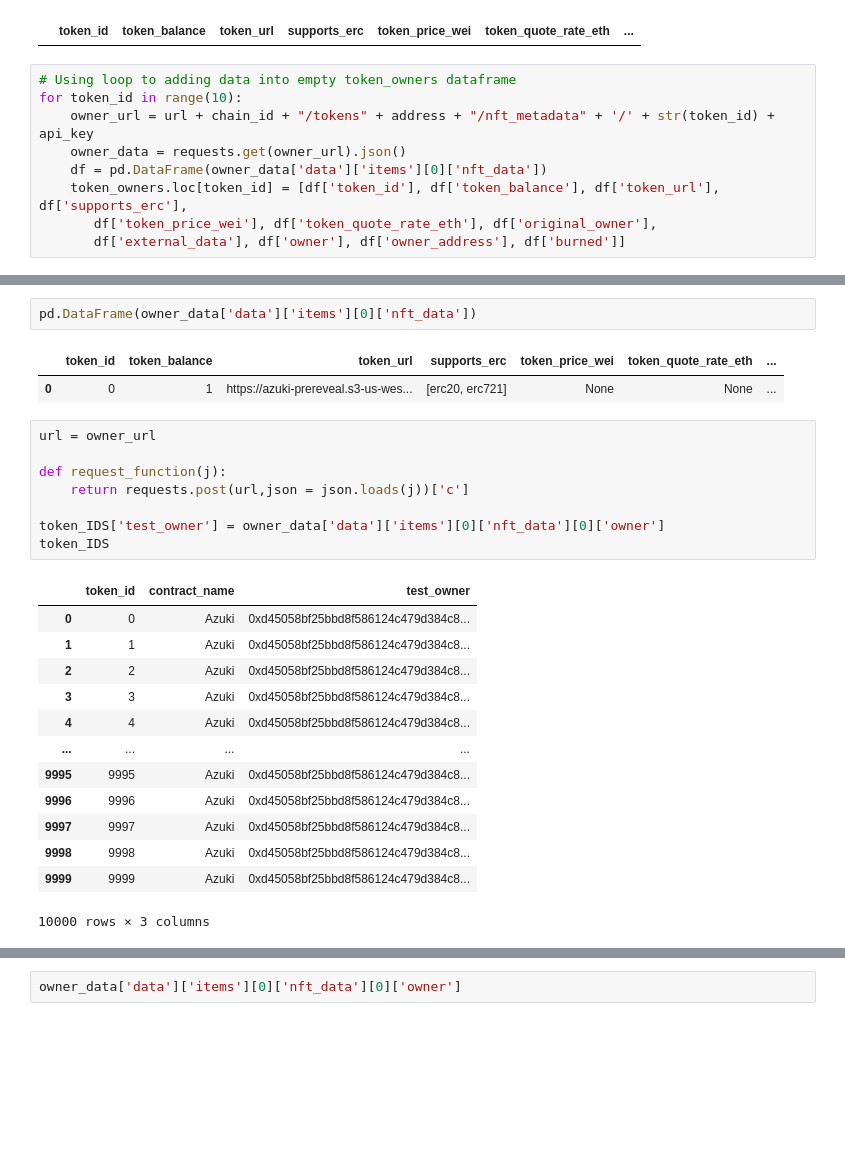
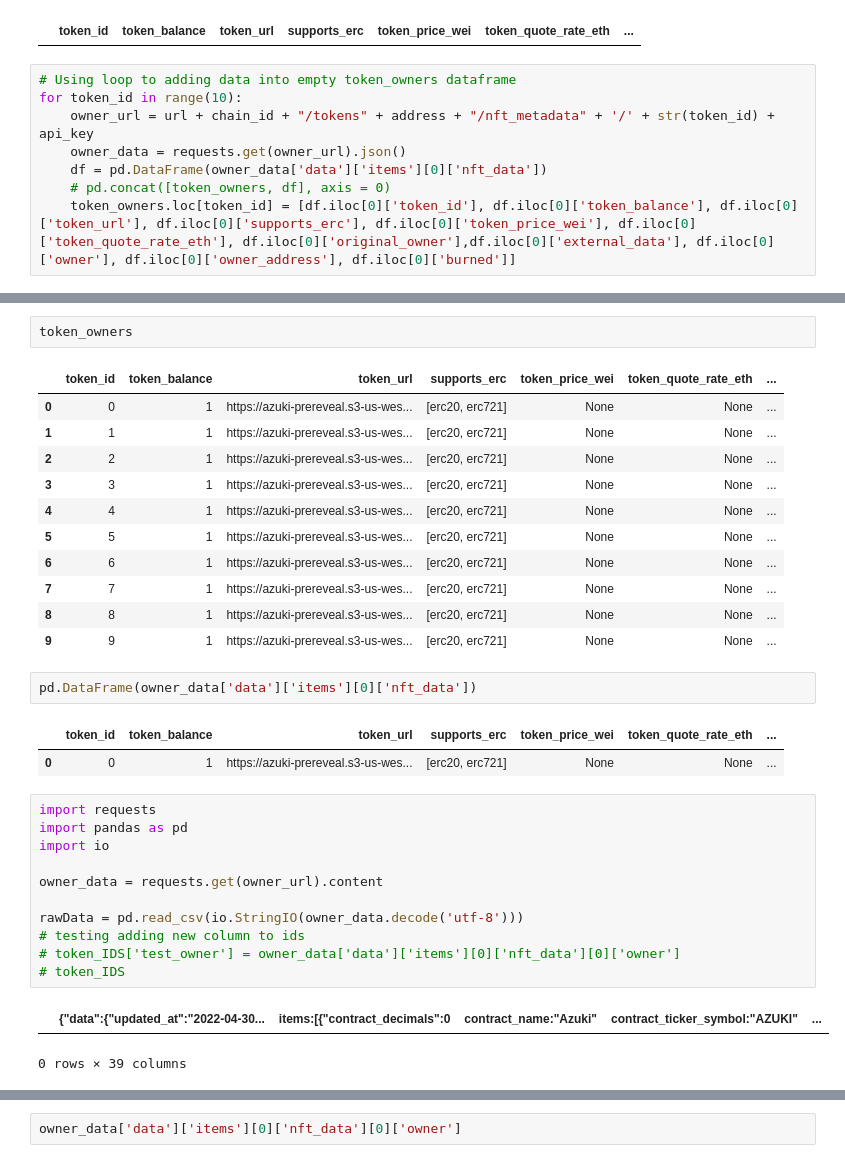
Before and after one commit to mmsaki/nft-trading-analysis, a Jupyter notebook: azuki_analysis.ipynb, the cells around one changed output, grey strips where cells are left out. Saved outputs shown, nothing was run; the diff lists cells and outputs as text; blank space fills up the shorter version.

```diff
--- a/azuki_analysis.ipynb
+++ b/azuki_analysis.ipynb
@@ -122,6 +118,5 @@ for token_id in range(10):
     owner_url = url + chain_id + "/tokens" + address + "/nft_metadata" + '/' + str(token_id) + api_key
     owner_data = requests.get(owner_url).json()
     df = pd.DataFrame(owner_data['data']['items'][0]['nft_data'])
-    token_owners.loc[token_id] = [df['token_id'], df['token_balance'], df['token_url'], df['supports_erc'],
-       df['token_price_wei'], df['token_quote_rate_eth'], df['original_owner'],
-       df['external_data'], df['owner'], df['owner_address'], df['burned']]
+    # pd.concat([token_owners, df], axis = 0)
+    token_owners.loc[token_id] = [df.iloc[0]['token_id'], df.iloc[0]['token_balance'], df.iloc[0]['token_url'], df.iloc[0]['supports_erc'], df.iloc[0]['token_price_wei'], df.iloc[0]['token_quote_rate_eth'], df.iloc[0]['original_owner'],df.iloc[0]['external_data'], df.iloc[0]['owner'], df.iloc[0]['owner_address'], df.iloc[0]['burned']]
@@ -142,27 +123,33 @@ token_owners
+# %%
+token_owners
+# %% [output]
+|  | token_id | token_balance | token_url | supports_erc | token_price_wei | token_quote_rate_eth | ... |
+| 0 | 0 | 1 | https://azuki-prereveal.s3-us-wes... | [erc20, erc721] | None | None | ... |
+| 1 | 1 | 1 | https://azuki-prereveal.s3-us-wes... | [erc20, erc721] | None | None | ... |
+| 2 | 2 | 1 | https://azuki-prereveal.s3-us-wes... | [erc20, erc721] | None | None | ... |
+| 3 | 3 | 1 | https://azuki-prereveal.s3-us-wes... | [erc20, erc721] | None | None | ... |
+| 4 | 4 | 1 | https://azuki-prereveal.s3-us-wes... | [erc20, erc721] | None | None | ... |
+| 5 | 5 | 1 | https://azuki-prereveal.s3-us-wes... | [erc20, erc721] | None | None | ... |
+| 6 | 6 | 1 | https://azuki-prereveal.s3-us-wes... | [erc20, erc721] | None | None | ... |
+| 7 | 7 | 1 | https://azuki-prereveal.s3-us-wes... | [erc20, erc721] | None | None | ... |
+| 8 | 8 | 1 | https://azuki-prereveal.s3-us-wes... | [erc20, erc721] | None | None | ... |
+| 9 | 9 | 1 | https://azuki-prereveal.s3-us-wes... | [erc20, erc721] | None | None | ... |
 # %%
 pd.DataFrame(owner_data['data']['items'][0]['nft_data'])
 # %% [output]
 |  | token_id | token_balance | token_url | supports_erc | token_price_wei | token_quote_rate_eth | ... |
 | 0 | 0 | 1 | https://azuki-prereveal.s3-us-wes... | [erc20, erc721] | None | None | ... |
 # %%
-url = owner_url
+import requests
+import pandas as pd
+import io
 
-def request_function(j):
-    return requests.post(url,json = json.loads(j))['c']
+owner_data = requests.get(owner_url).content
 
-token_IDS['test_owner'] = owner_data['data']['items'][0]['nft_data'][0]['owner']
-token_IDS
+rawData = pd.read_csv(io.StringIO(owner_data.decode('utf-8')))
+# testing adding new column to ids
+# token_IDS['test_owner'] = owner_data['data']['items'][0]['nft_data'][0]['owner']
+# token_IDS
 # %% [output]
-|  | token_id | contract_name | test_owner |
-| 0 | 0 | Azuki | 0xd45058bf25bbd8f586124c479d384c8... |
-| 1 | 1 | Azuki | 0xd45058bf25bbd8f586124c479d384c8... |
-| 2 | 2 | Azuki | 0xd45058bf25bbd8f586124c479d384c8... |
-| 3 | 3 | Azuki | 0xd45058bf25bbd8f586124c479d384c8... |
-| 4 | 4 | Azuki | 0xd45058bf25bbd8f586124c479d384c8... |
-| ... | ... | ... | ... |
-| 9995 | 9995 | Azuki | 0xd45058bf25bbd8f586124c479d384c8... |
-| 9996 | 9996 | Azuki | 0xd45058bf25bbd8f586124c479d384c8... |
-| 9997 | 9997 | Azuki | 0xd45058bf25bbd8f586124c479d384c8... |
-| 9998 | 9998 | Azuki | 0xd45058bf25bbd8f586124c479d384c8... |
-| 9999 | 9999 | Azuki | 0xd45058bf25bbd8f586124c479d384c8... |
+|  | {"data":{"updated_at":"2022-04-30... | items:[{"contract_decimals":0 | contract_name:"Azuki" | contract_ticker_symbol:"AZUKI" | ... |
-10000 rows × 3 columns
+0 rows × 39 columns
```
Also changed, not shown: parts of 3 cells of this notebook.
